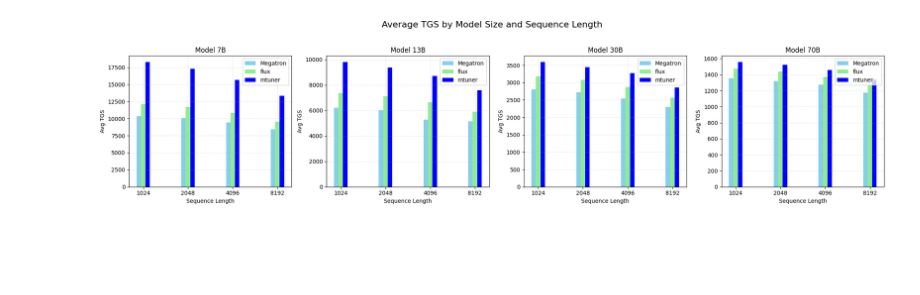
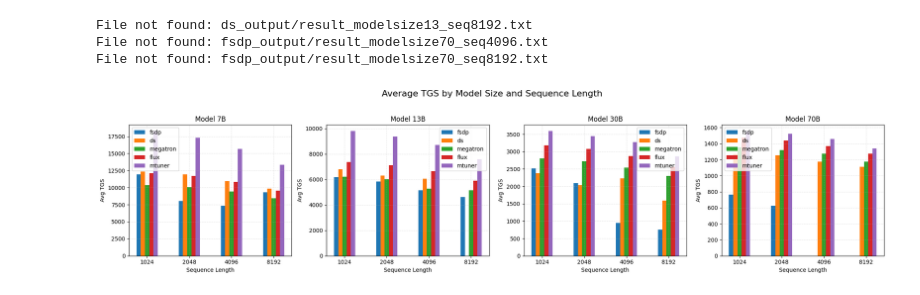
Before and after one commit to xxcclong/mTuner, a Jupyter notebook: plot_figure8.ipynb, the cells around one changed output. Drawn from its saved outputs; the diff is of its cells as text; code cells hidden in the pictures; blank space fills up the shorter version.

```diff
--- a/plot_figure8.ipynb
+++ b/plot_figure8.ipynb
@@ -19,59 +19,55 @@ def get_avg_tgs_from_log(log_path, num_values=3):
     try:
         with open(log_path, "r") as f:
             log_data = f.read()
+        # if 'fsdp' in log_path or
         tgs_values = re.findall(r"TGS:\s*([\d.]+)", log_data)
         if len(tgs_values) < num_values:
-            print(f"Only found {len(tgs_values)} TGS values.")
+            tgs_values = re.findall(r"TGS\s*([\d.]+)", log_data)
+            # print(f"Only found {len(tgs_values)} TGS values.")
         last_values = list(map(float, tgs_values[-num_values:]))
         return sum(last_values) / len(last_values) if last_values else None
     except FileNotFoundError:
         print(f"File not found: {log_path}")
-        return None
+        return 0
 # %%
 modelsizes = [7, 13, 30, 70]
 seqlens = [1024, 2048, 4096, 8192]
 
 # Plot
 fig, axs = plt.subplots(1, len(modelsizes), figsize=(20, 5))
 fig.suptitle("Average TGS by Model Size and Sequence Length", fontsize=16)
 
 bar_width = 0.3
 x = np.arange(len(seqlens))  # the label locations
 
 for idx, model in enumerate(modelsizes):
-    megatron_tgs_list = []
-    flux_tgs_list = []
-    mtuner_tgs_list = []
-
+    names = ['fsdp', 'ds', 'megatron', 'flux', 'mtuner']
+    outputs = [[] for _ in range(len(names))]  # Initialize a list of lists for each name
     for seqlen in seqlens:
-        megatron_path = f"megatron_output/result_modelsize{model}_seq{seqlen}.txt"
-        flux_path = f"flux_output/result_modelsize{model}_seq{seqlen}.txt"
-        mtuner_path = f"mtuner_output/result_modelsize{model}_seq{seqlen}.txt"
-
-        megatron_tgs = get_avg_tgs_from_log(megatron_path)
-        flux_tgs = get_avg_tgs_from_log(flux_path)
-        mtuner_tgs = get_avg_tgs_from_log(mtuner_path)
-
-        megatron_tgs_list.append(megatron_tgs or 0)
-        flux_tgs_list.append(flux_tgs or 0)
-        mtuner_tgs_list.append(mtuner_tgs or 0)
+        tgs_list = []
+        for name in names:
+            tgs_list.append(get_avg_tgs_from_log(f"{name}_output/result_modelsize{model}_seq{seqlen}.txt"))
+        for i, tgs in enumerate(tgs_list):
+            outputs[i].append(tgs)
 
     ax = axs[idx]
-    ax.bar(x - bar_width/3, megatron_tgs_list, bar_width/3, label='Megatron', color='skyblue')
-    ax.bar(x, flux_tgs_list, bar_width/3, label='flux', color='lightgreen')
-    ax.bar(x + bar_width/3, mtuner_tgs_list, bar_width/3, label='mtuner', color='blue')
+    for i, name in enumerate(names):
+        ax.bar(x + (i - 2) * bar_width / 3, outputs[i], bar_width / 3, label=name)
 
     ax.set_title(f"Model {model}B")
     ax.set_xticks(x)
     ax.set_xticklabels([str(s) for s in seqlens])
     ax.set_xlabel("Sequence Length")
     ax.set_ylabel("Avg TGS")
     ax.set_ylim(bottom=0)
     ax.tick_params(left=True, labelleft=True)
     ax.legend()
     ax.grid(True, linestyle='--', alpha=0.3)
 
 plt.tight_layout(rect=[0, 0.03, 1, 0.95])
 plt.show()
 # %% [output]
+File not found: ds_output/result_modelsize13_seq8192.txt
+File not found: fsdp_output/result_modelsize70_seq4096.txt
+File not found: fsdp_output/result_modelsize70_seq8192.txt
-[figure, old version]
+[figure, new version]
```
Also changed, not shown: 32 other files.
